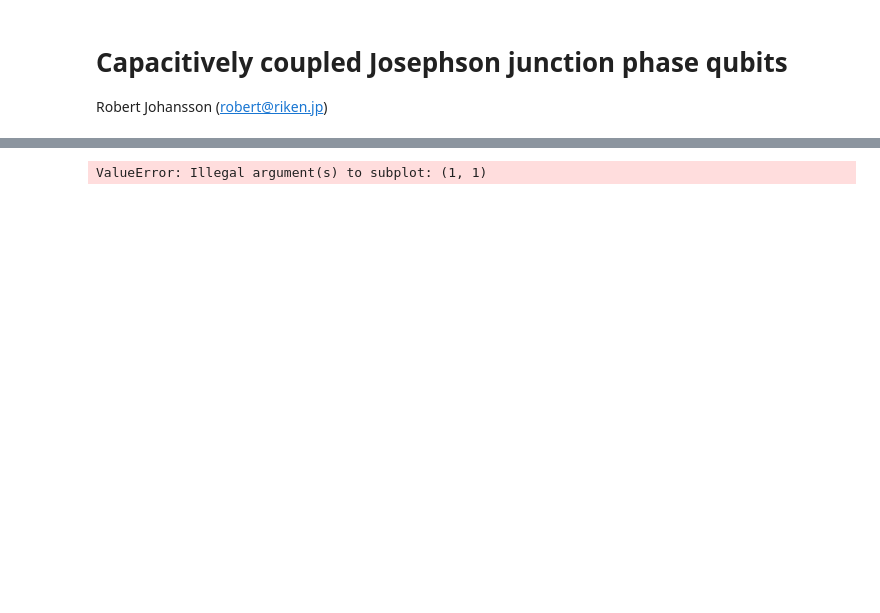
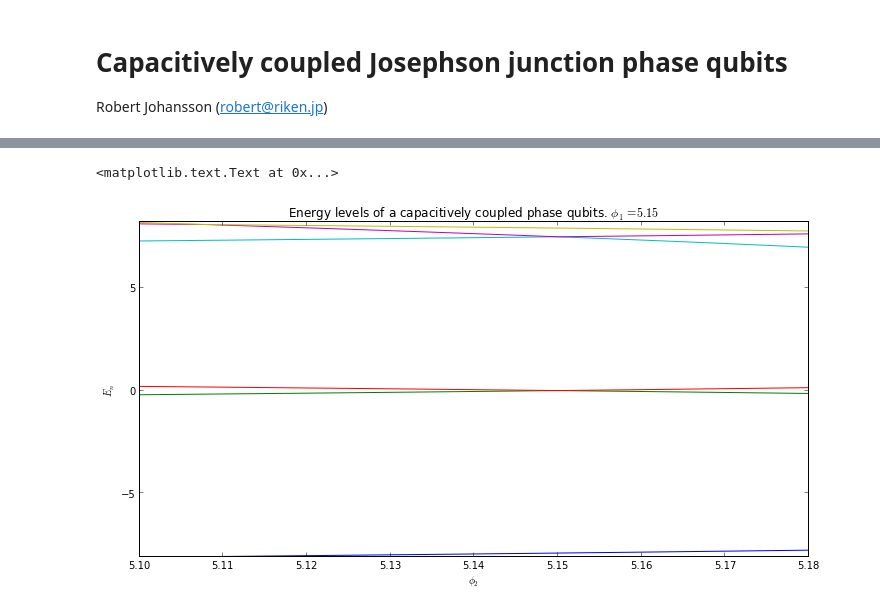
Before and after one commit to jrjohansson/wavefunction, a Jupyter notebook: Capacitive-Coupled-JJ-phase-qubits.ipynb, the cells around one changed output, grey strips where cells are left out. Drawn from its saved outputs; the diff is of its cells as text; code cells hidden in the pictures; blank space fills up the shorter version.

```diff
--- a/Capacitive-Coupled-JJ-phase-qubits.ipynb
+++ b/Capacitive-Coupled-JJ-phase-qubits.ipynb
@@ -12,3 +33,15 @@ from wavefunction import *
+# %%
+def U_flux_biased(x, args):
+    """
+    Flux-biased phase qubit potential
+    """
+    Ej = args['Ej']
+    beta = args['beta']
+    gamma = args['gamma']
+
+    u = -Ej * (cos(x) - 1 / (2 * beta) * x ** 2 + gamma * x)
+
+    return u
 # %%
 def jjpq_flux_biased_me(ceta, Cj, cf_p, phi):
 
@@ -185,7 +148,13 @@ Found bound states:  [216, 218, 220, 223]
-# %%
-fig, ax = subplot(1,1)
-
-for n in range(len(eval_store[0,:])):
-    ax.plot(PHI2, eval_store[:,n])
-# %% [output]
-ValueError: Illegal argument(s) to subplot: (1, 1)
+# %%
+fig, ax = subplots(1, 1, figsize=(12,6))
+
+for n in range(6):
+    ax.plot(PHI2, eval_store[:,n])
+
+ax.axis('tight');
+ax.set_xlabel(r'$\phi_2$')
+ax.set_ylabel(r'$E_n$')
+ax.set_title(r'Energy levels of a capacitively coupled phase qubits. $\phi_1 = %.2f$' % phi1)
+# %% [output]
+<matplotlib.text.Text at 0x...>
+[figure, added]
```
Also changed, not shown: parts of 5 cells of this notebook.
